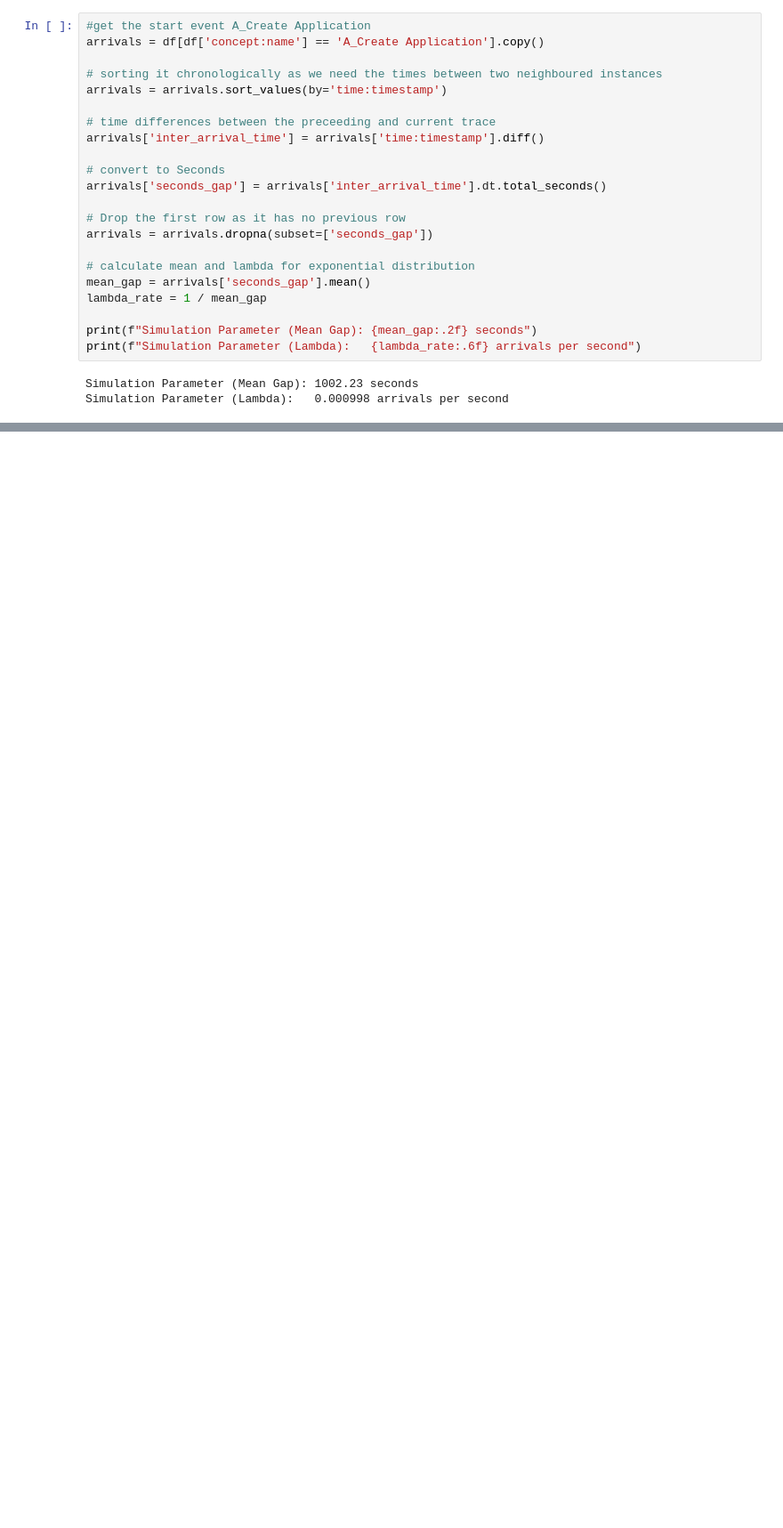
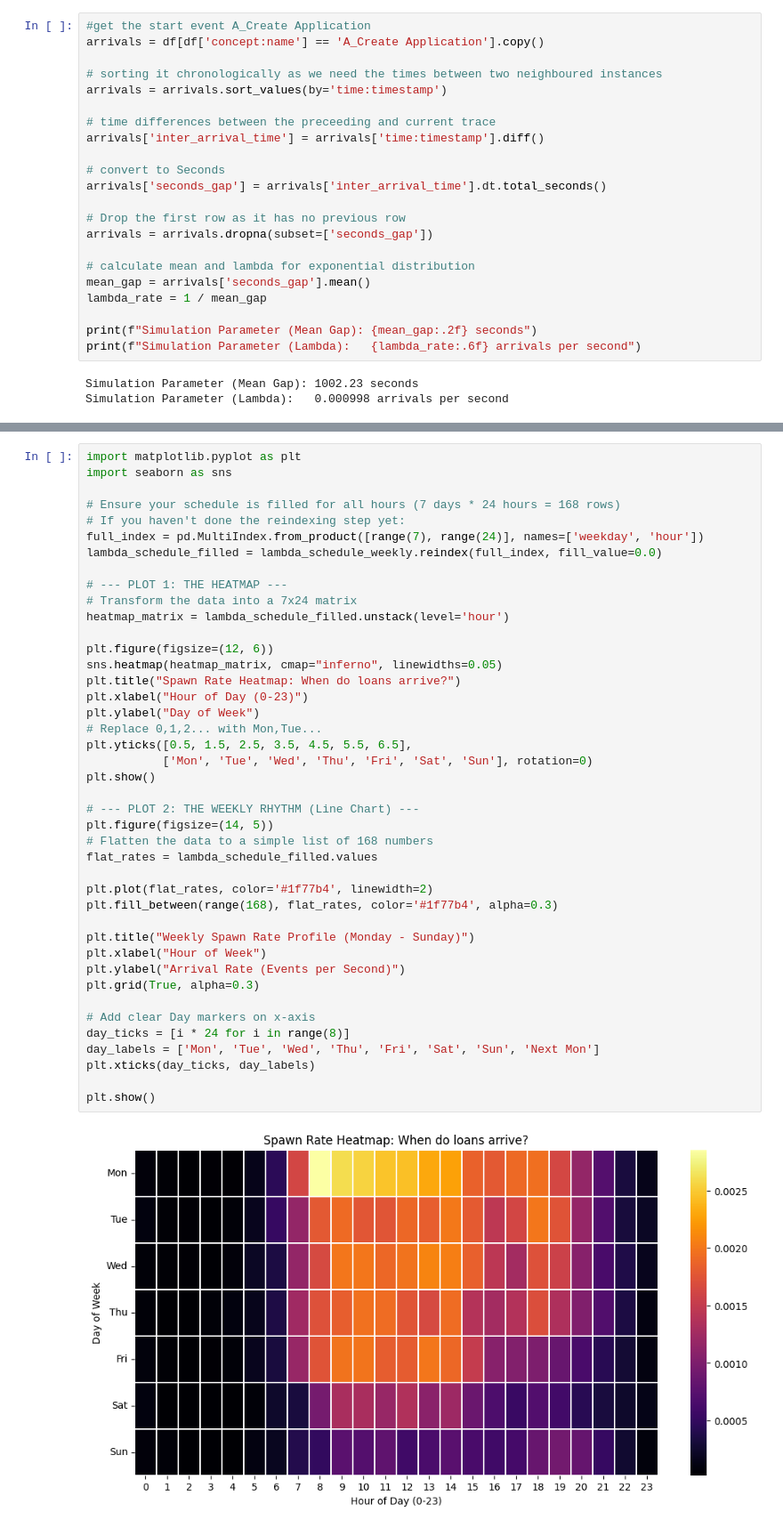
Before and after one commit to moritzhwnr/BPI_Simulation, a Jupyter notebook: instance_spawn_rate.ipynb, the cells around one changed output, grey strips where cells are left out. Shown: that part at 89% size. Saved outputs shown, nothing was run; the diff lists cells and outputs as text; blank space fills up the shorter version.

Commit message:
instance spawn rates into main

```diff
--- a/instance_spawn_rate.ipynb
+++ b/instance_spawn_rate.ipynb
@@ -75,0 +288,44 @@ arrivals.tail()
+# %%
+import matplotlib.pyplot as plt
+import seaborn as sns
+
+# Ensure your schedule is filled for all hours (7 days * 24 hours = 168 rows)
+# If you haven't done the reindexing step yet:
+full_index = pd.MultiIndex.from_product([range(7), range(24)], names=['weekday', 'hour'])
+lambda_schedule_filled = lambda_schedule_weekly.reindex(full_index, fill_value=0.0)
+
+# --- PLOT 1: THE HEATMAP ---
+# Transform the data into a 7x24 matrix
+heatmap_matrix = lambda_schedule_filled.unstack(level='hour')
+
+plt.figure(figsize=(12, 6))
+sns.heatmap(heatmap_matrix, cmap="inferno", linewidths=0.05)
+plt.title("Spawn Rate Heatmap: When do loans arrive?")
+plt.xlabel("Hour of Day (0-23)")
+plt.ylabel("Day of Week")
+# Replace 0,1,2... with Mon,Tue...
+plt.yticks([0.5, 1.5, 2.5, 3.5, 4.5, 5.5, 6.5],
+           ['Mon', 'Tue', 'Wed', 'Thu', 'Fri', 'Sat', 'Sun'], rotation=0)
+plt.show()
+
+# --- PLOT 2: THE WEEKLY RHYTHM (Line Chart) ---
+plt.figure(figsize=(14, 5))
+# Flatten the data to a simple list of 168 numbers
+flat_rates = lambda_schedule_filled.values
+
+plt.plot(flat_rates, color='#1f77b4', linewidth=2)
+plt.fill_between(range(168), flat_rates, color='#1f77b4', alpha=0.3)
+
+plt.title("Weekly Spawn Rate Profile (Monday - Sunday)")
+plt.xlabel("Hour of Week")
+plt.ylabel("Arrival Rate (Events per Second)")
+plt.grid(True, alpha=0.3)
+
+# Add clear Day markers on x-axis
+day_ticks = [i * 24 for i in range(8)]
+day_labels = ['Mon', 'Tue', 'Wed', 'Thu', 'Fri', 'Sat', 'Sun', 'Next Mon']
+plt.xticks(day_ticks, day_labels)
+
+plt.show()
+# %% [output]
+[figure, added]
```
Also changed, not shown: parts of 12 cells of this notebook, 2 other files.
